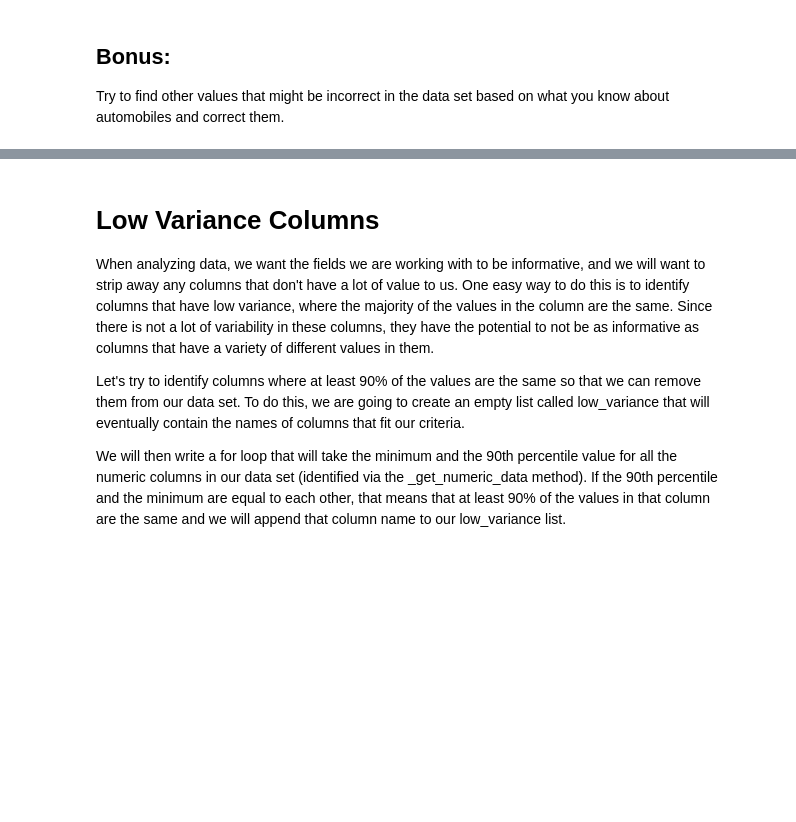
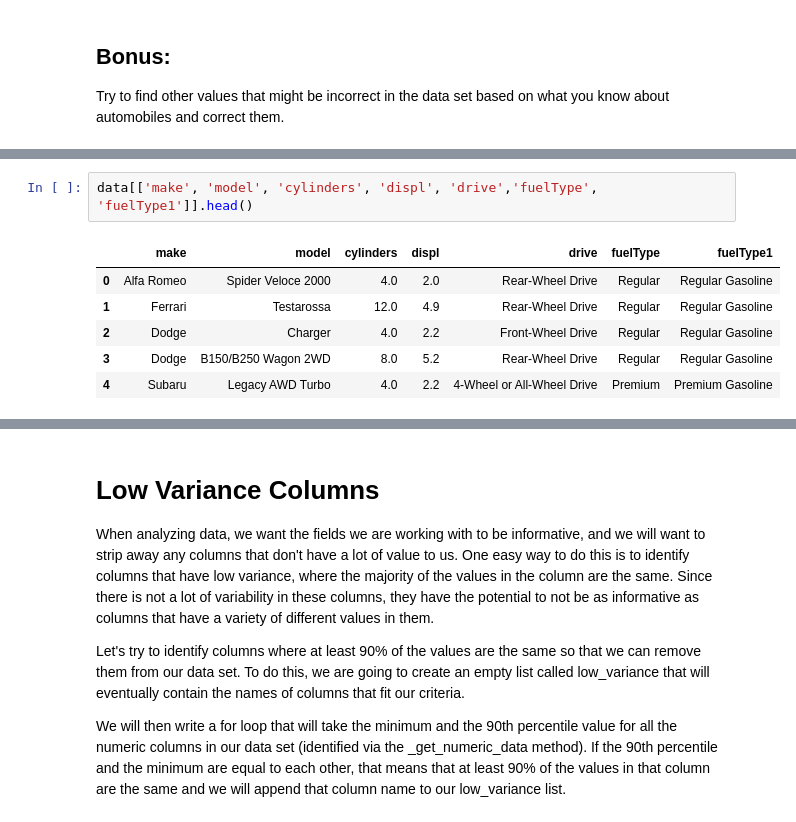
Before and after one commit to Ironhack-Data-Madrid-Marzo-2022/2.4-lab-data-cleaning, a Jupyter notebook: your-code/main.ipynb, the cells around one changed output, grey strips where cells are left out. Cells and saved outputs as stored; diff of their text form; blank space fills up the shorter version.

```diff
--- a/your-code/main.ipynb
+++ b/your-code/main.ipynb
@@ -250,0 +271,9 @@ Suppose that using one of the aforementioned methods, we found out that this veh
+# %%
+data[['make', 'model', 'cylinders', 'displ', 'drive','fuelType', 'fuelType1']].head()
+# %% [output]
+|  | make | model | cylinders | displ | drive | fuelType | fuelType1 |
+| 0 | Alfa Romeo | Spider Veloce 2000 | 4.0 | 2.0 | Rear-Wheel Drive | Regular | Regular Gasoline |
+| 1 | Ferrari | Testarossa | 12.0 | 4.9 | Rear-Wheel Drive | Regular | Regular Gasoline |
+| 2 | Dodge | Charger | 4.0 | 2.2 | Front-Wheel Drive | Regular | Regular Gasoline |
+| 3 | Dodge | B150/B250 Wagon 2WD | 8.0 | 5.2 | Rear-Wheel Drive | Regular | Regular Gasoline |
+| 4 | Subaru | Legacy AWD Turbo | 4.0 | 2.2 | 4-Wheel or All-Wheel Drive | Premium | Premium Gasoline |
```
Also changed, not shown: parts of 41 cells of this notebook, 1 other file.
